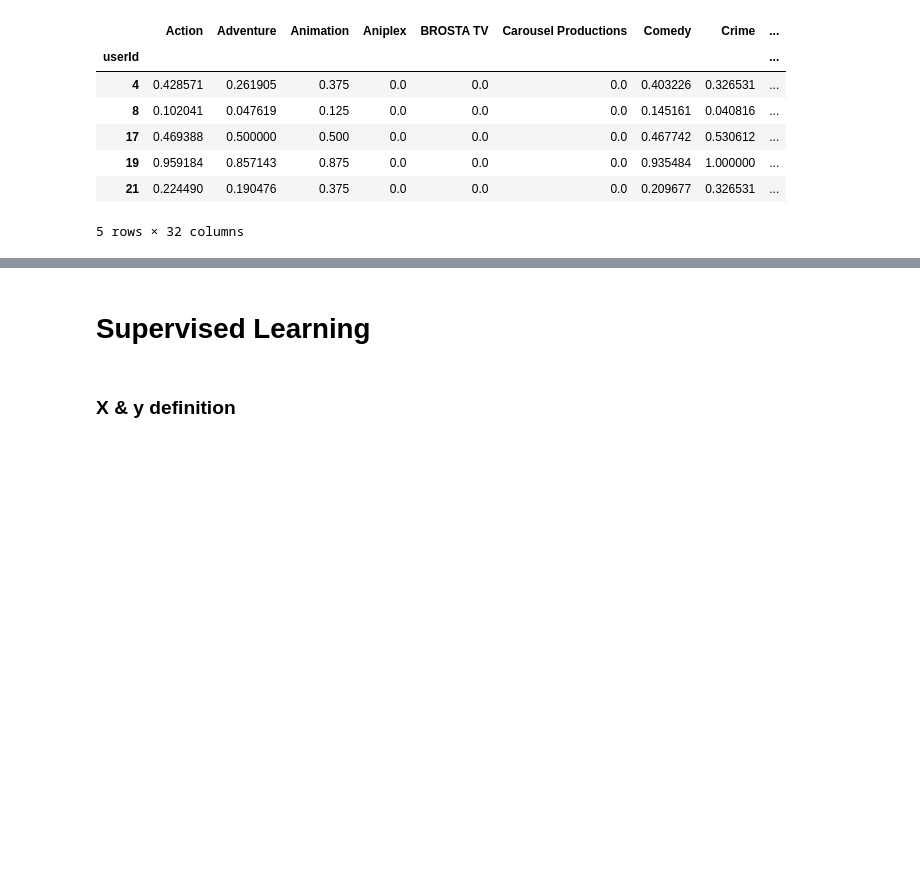
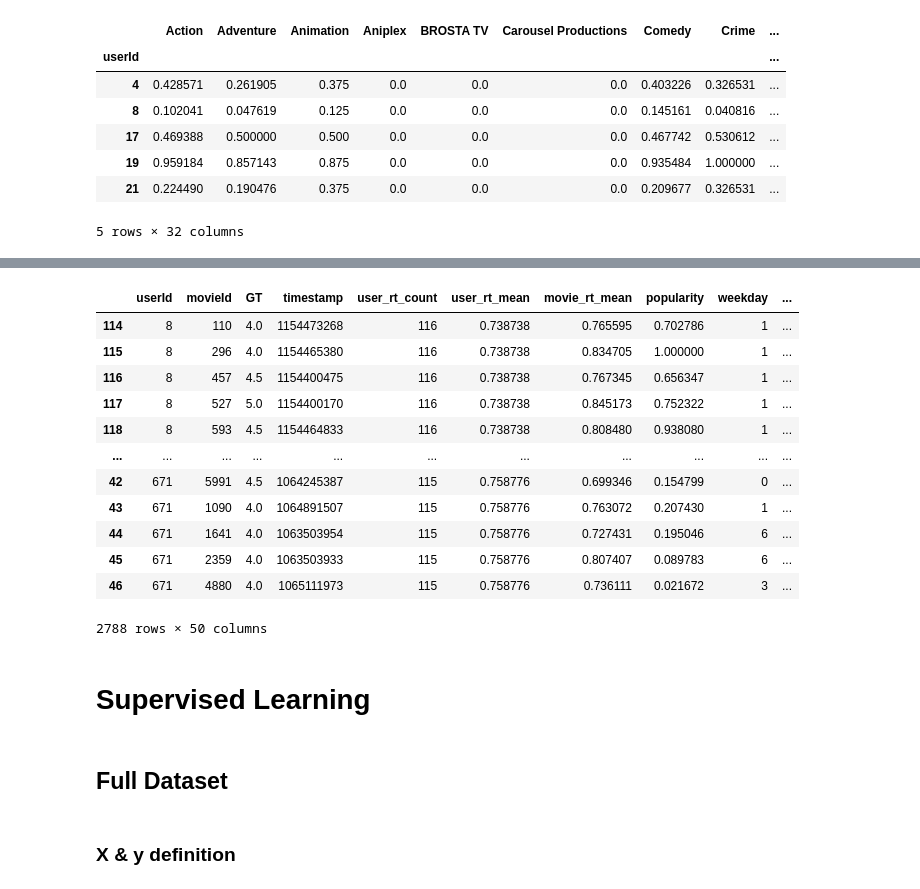
Before and after one commit to castares/movie-recommender, a Jupyter notebook: pipeline.ipynb, the cells around one changed output, grey strips where cells are left out. Drawn from its saved outputs; the diff is of its cells as text; code cells hidden in the pictures; blank space fills up the shorter version.

```diff
--- a/pipeline.ipynb
+++ b/pipeline.ipynb
@@ -74,10 +72,12 @@ users_genres.head()
 | 21 | 0.224490 | 0.190476 | 0.375 | 0.0 | 0.0 | 0.0 | 0.209677 | 0.326531 | ... |
 5 rows × 32 columns
 # %%
+%%time
 #Spectral Clustering
-spcl = SpectralClustering(n_clusters=8, affinity='polynomial', n_jobs=-1)
+clusters_number = 8
+spcl = SpectralClustering(n_clusters=clusters_number, affinity='polynomial', n_jobs=-1)
 clusters = spcl.fit_predict(users_genres_da)
 clusters_index = cl.getClustersIndex(clusters, users_genres)
 clusters_index.to_csv('./output/clusters-index/clusters-index-spcl-poly-8-*.csv')
-clusters_index.compute()['clusters'].value_counts()
+clusters_index.compute()['cluster'].value_counts()
 # %% [output]
@@ -92,0 +95,2 @@ Name: clusters, dtype: int64
+# %%
+ratings = ratings.merge(clusters_index, left_on='userId', right_on='userId')
@@ -93,6 +109,24 @@ Name: clusters, dtype: int64
+# %%
+ratings.loc[ratings['clusters'] == 0].compute()
+# %% [output]
+|  | userId | movieId | GT | timestamp | user_rt_count | user_rt_mean | movie_rt_mean | popularity | weekday | ... |
+| 114 | 8 | 110 | 4.0 | 1154473268 | 116 | 0.738738 | 0.765595 | 0.702786 | 1 | ... |
+| 115 | 8 | 296 | 4.0 | 1154465380 | 116 | 0.738738 | 0.834705 | 1.000000 | 1 | ... |
+| 116 | 8 | 457 | 4.5 | 1154400475 | 116 | 0.738738 | 0.767345 | 0.656347 | 1 | ... |
+| 117 | 8 | 527 | 5.0 | 1154400170 | 116 | 0.738738 | 0.845173 | 0.752322 | 1 | ... |
+| 118 | 8 | 593 | 4.5 | 1154464833 | 116 | 0.738738 | 0.808480 | 0.938080 | 1 | ... |
+| ... | ... | ... | ... | ... | ... | ... | ... | ... | ... | ... |
+| 42 | 671 | 5991 | 4.5 | 1064245387 | 115 | 0.758776 | 0.699346 | 0.154799 | 0 | ... |
+| 43 | 671 | 1090 | 4.0 | 1064891507 | 115 | 0.758776 | 0.763072 | 0.207430 | 1 | ... |
+| 44 | 671 | 1641 | 4.0 | 1063503954 | 115 | 0.758776 | 0.727431 | 0.195046 | 6 | ... |
+| 45 | 671 | 2359 | 4.0 | 1063503933 | 115 | 0.758776 | 0.807407 | 0.089783 | 6 | ... |
+| 46 | 671 | 4880 | 4.0 | 1065111973 | 115 | 0.758776 | 0.736111 | 0.021672 | 3 | ... |
+2788 rows × 50 columns
 # %%
 #KMeans
-# %% [markdown]
-# Supervised Learning
+# %% [markdown]
+# __Supervised Learning__
+# %% [markdown]
+## __Full Dataset__
 # %% [markdown]
 ### X & y definition
```
Also changed, not shown: parts of 21 cells of this notebook, 3 other files.
